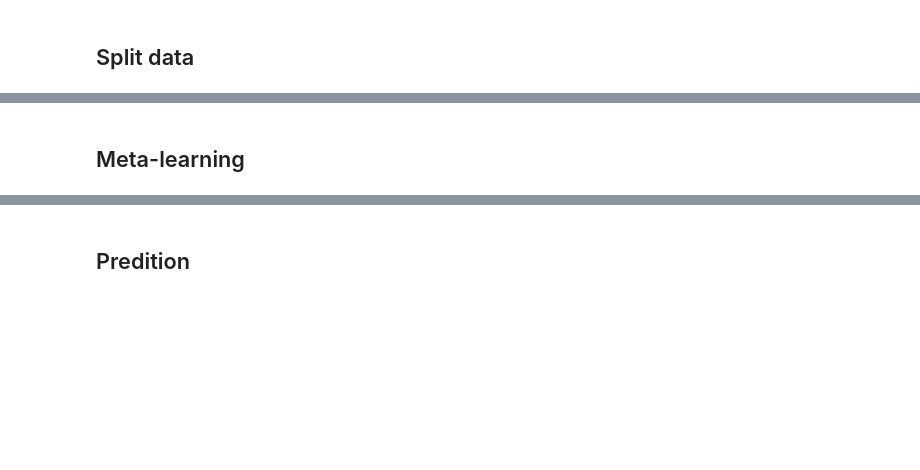
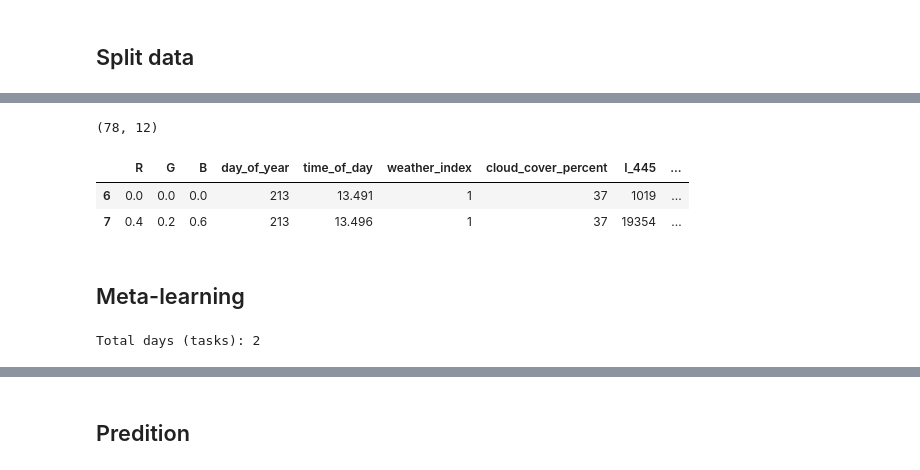
Before and after one commit to BaosenZ/Claude-Light-Collab, a Jupyter notebook: s3_metaLearning.ipynb, the cells around one changed output, grey strips where cells are left out. Drawn from its saved outputs; the diff is of its cells as text; code cells hidden in the pictures; blank space fills up the shorter version.

```diff
--- a/s3_metaLearning.ipynb
+++ b/s3_metaLearning.ipynb
@@ -15,7 +33,13 @@ df_train.head(2)
 # %%
-df_test = df[df['date'] == 20251028]
+df_test = df[~((df['date'] != 20250801) &
+              (df['date'] != 20251028))]
 print(df_test.shape)
 df_test.head(2)
+# %% [output]
+(78, 12)
+|  | R | G | B | day_of_year | time_of_day | weather_index | cloud_cover_percent | I_445 | ... |
+| 6 | 0.0 | 0.0 | 0.0 | 213 | 13.491 | 1 | 37 | 1019 | ... |
+| 7 | 0.4 | 0.2 | 0.6 | 213 | 13.496 | 1 | 37 | 19354 | ... |
 # %%
 # Save split data
 
@@ -29,15 +53,15 @@ import numpy as np
 from sklearn.preprocessing import StandardScaler
 from sklearn.metrics import r2_score
 # %%
-# Split tasks and scale data
+# Split tasks and
 
-X_cols = ['R', 'G', 'B', 'time_of_day', 'weather_index', 'cloud_cover_percent']
+X_cols = ['R', 'G', 'B', 'day_of_year', 'time_of_day', 'weather_index', 'cloud_cover_percent']
 Y_cols = ['I_445', 'I_515', 'I_630', 'I_clear']
 
-grouped = df_train.groupby('day_of_year')
+grouped_by_date = df_train.groupby('date')
 
 tasks = []
-for day, df_day in grouped:
+for day, df_day in grouped_by_date:
     X_day = df_day[X_cols].to_numpy()
     Y_day = df_day[Y_cols].to_numpy()
     if len(X_day) < 10:
@@ -45,19 +69,5 @@ for day, df_day in grouped:
     tasks.append((day, X_day, Y_day))
 
 print(f"Total days (tasks): {len(tasks)}")
-
-X_all = df_train[X_cols].to_numpy()
-Y_all = df_train[Y_cols].to_numpy()
-
-X_scaler = StandardScaler()
-Y_scaler = StandardScaler()
-
-X_all_scaled = X_scaler.fit_transform(X_all)
-Y_all_scaled = Y_scaler.fit_transform(Y_all)
-
-tasks_scaled = []
-for day, _, _ in tasks:
-    mask = df_train['day_of_year'] == day
-    X_day = X_all_scaled[mask.to_numpy()]
-    Y_day = Y_all_scaled[mask.to_numpy()]
-    tasks_scaled.append((day, X_day, Y_day))
+# %% [output]
+Total days (tasks): 2
```
Also changed, not shown: parts of 12 cells of this notebook, 7 other files.
